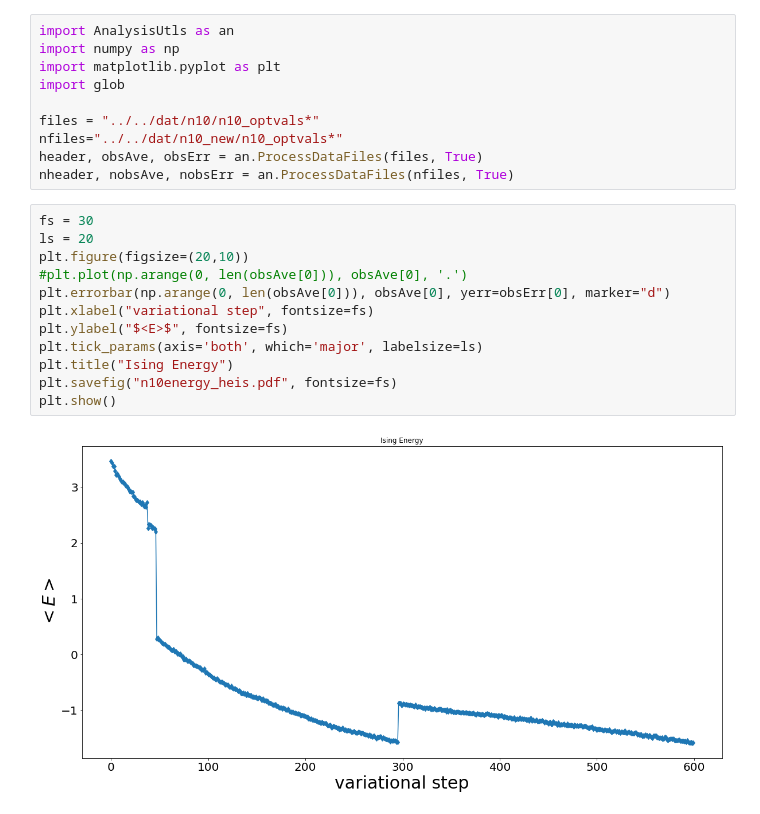
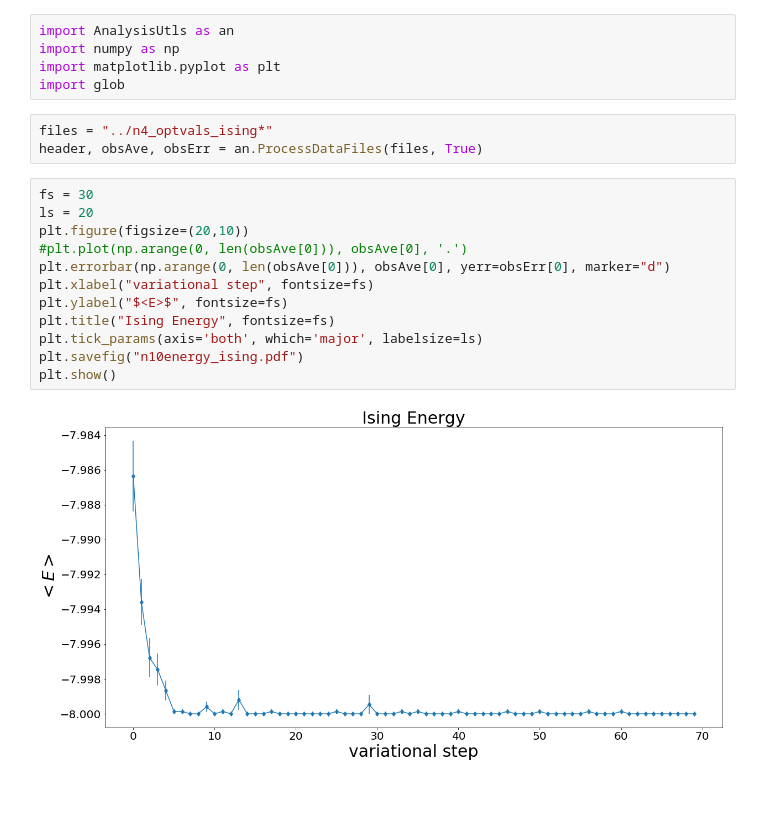
Before and after one commit to jimlambert/heisenberg_vmc, a Jupyter notebook: scripts/ObservablesAnalysis.ipynb, the cells around one changed output. Cells and saved outputs as stored; diff of their text form.

```diff
--- a/scripts/ObservablesAnalysis.ipynb
+++ b/scripts/ObservablesAnalysis.ipynb
@@ -3,22 +3,20 @@ import AnalysisUtls as an
 import numpy as np
 import matplotlib.pyplot as plt
 import glob
-
-files = "../../dat/n10/n10_optvals*"
-nfiles="../../dat/n10_new/n10_optvals*"
-header, obsAve, obsErr = an.ProcessDataFiles(files, True)
-nheader, nobsAve, nobsErr = an.ProcessDataFiles(nfiles, True)
+# %%
+files = "../n4_optvals_ising*"
+header, obsAve, obsErr = an.ProcessDataFiles(files, True)
 # %%
 fs = 30
 ls = 20
 plt.figure(figsize=(20,10))
 #plt.plot(np.arange(0, len(obsAve[0])), obsAve[0], '.')
 plt.errorbar(np.arange(0, len(obsAve[0])), obsAve[0], yerr=obsErr[0], marker="d")
 plt.xlabel("variational step", fontsize=fs)
 plt.ylabel("$<E>$", fontsize=fs)
+plt.title("Ising Energy", fontsize=fs)
 plt.tick_params(axis='both', which='major', labelsize=ls)
-plt.title("Ising Energy")
-plt.savefig("n10energy_heis.pdf", fontsize=fs)
+plt.savefig("n10energy_ising.pdf")
 plt.show()
 # %% [output]
-[figure, old version]
+[figure, new version]
```
Also changed, not shown: parts of 6 cells of this notebook, 3 other files.
